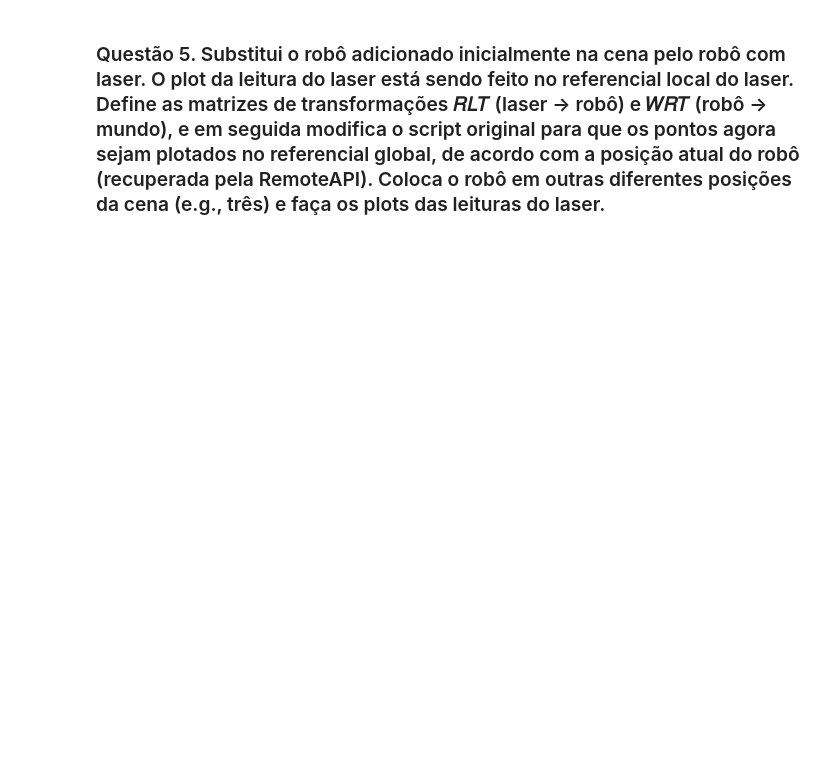
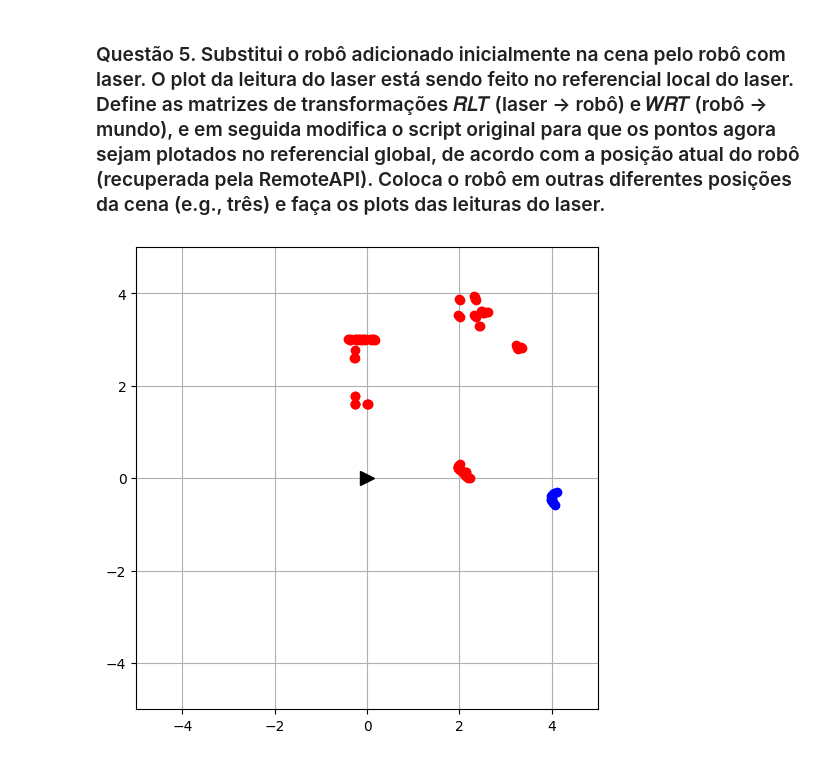
Before and after one commit to davifmn/robotica_movel, a Jupyter notebook: tp1.ipynb, the cells around one changed output. Saved outputs shown, nothing was run; the diff lists cells and outputs as text; code cells hidden in the pictures; blank space fills up the shorter version.

```diff
--- a/tp1.ipynb
+++ b/tp1.ipynb
@@ -922,0 +817,87 @@ sim.stopSimulation()
+# %%
+import time
+try:
+    # Connect to the CoppeliaSim server
+    client = RemoteAPIClient()
+    sim = client.require("sim")
+    sim.setStepping(True)
+
+    # Handle para o ROBÔ
+    robotname = 'PioneerP3DX'
+    # The new API uses sim.getObject to get handles. The path starts with '/'
+    robotHandle = sim.getObject('/' + robotname)
+
+    # Handle para as juntas das RODAS
+    l_wheel = sim.getObject('/' + robotname + '/leftMotor')
+    r_wheel = sim.getObject('/' + robotname + '/rightMotor')
+
+    # Parar a simulação se estiver executando
+    initial_sim_state = sim.getSimulationState()
+    if initial_sim_state != 0:
+        sim.stopSimulation()
+        time.sleep(1)
+
+    # Inicia a simulação
+    sim.startSimulation()
+    sim.step()
+
+    # Fazendo uma leitura do laser
+    hokuyo_sensor = HokuyoSensorSim(sim, "/"+ robotname +"/fastHokuyo")
+    initial_laser_data = hokuyo_sensor.getSensorData()
+    draw_laser_data(initial_laser_data)
+
+    # Posição inicial do robô
+    pos = sim.getObjectPosition(robotHandle, sim.handle_world)
+    print(f'Initial Robot Position: {pos}')
+
+    # Dados do Pioneer
+    L = 0.381  # Metros
+    r = 0.0975 # Metros
+
+    print("Starting robot control loop...")
+    while (sim_time := sim.getSimulationTime()) < 5:
+
+        # Fazendo leitura do laser
+        laser_data = hokuyo_sensor.getSensorData()
+
+        # Velocidade básica (linear, angular)
+        v = 0
+        w = np.deg2rad(0)
+
+        frente = int(len(laser_data) / 2)
+        lado_direito = int(len(laser_data) * 1 / 4)
+        lado_esquerdo = int(len(laser_data) * 3 / 4)
+
+        # Lógica de desvio de obstáculo
+        if laser_data[frente, 1] > 2:
+            v = .5
+            w = 0
+        elif laser_data[lado_direito, 1] > 2:
+            v = 0
+            w = np.deg2rad(-30)
+        elif laser_data[lado_esquerdo, 1] > 2:
+            v = 0
+            w = np.deg2rad(30)
+
+        # Modelo cinemático
+        wl = v / r - (w * L) / (2 * r)
+        wr = v / r + (w * L) / (2 * r)
+
+        # Enviando velocidades (não precisa mais de opmode)
+        sim.setJointTargetVelocity(l_wheel, wl)
+        sim.setJointTargetVelocity(r_wheel, wr)
+
+        sim.step()
+
+    # Parando o robô
+    print("Stopping robot...")
+    sim.setJointTargetVelocity(r_wheel, 0)
+    sim.setJointTargetVelocity(l_wheel, 0)
+
+except Exception as e:
+    print(f"An error occurred: {e}")
+
+# Parando a simulação
+sim.stopSimulation()
+# %% [output]
+[figure, added]
```
Also changed, not shown: parts of 10 cells of this notebook.
